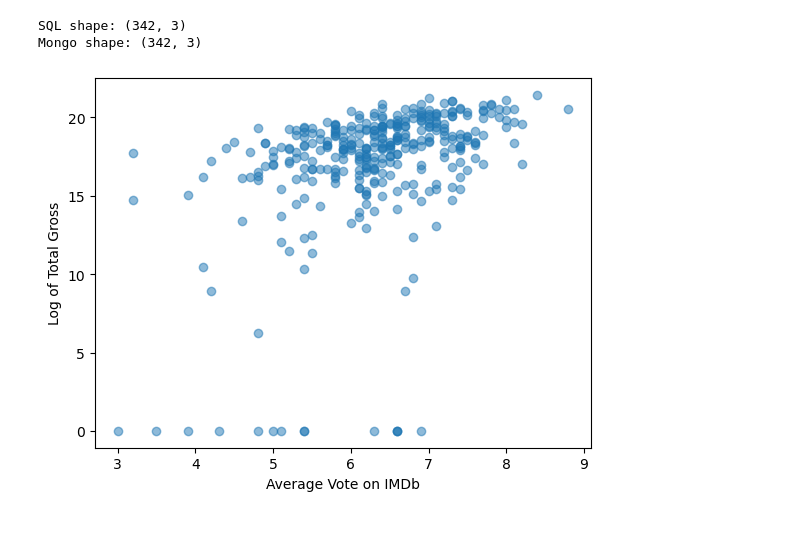
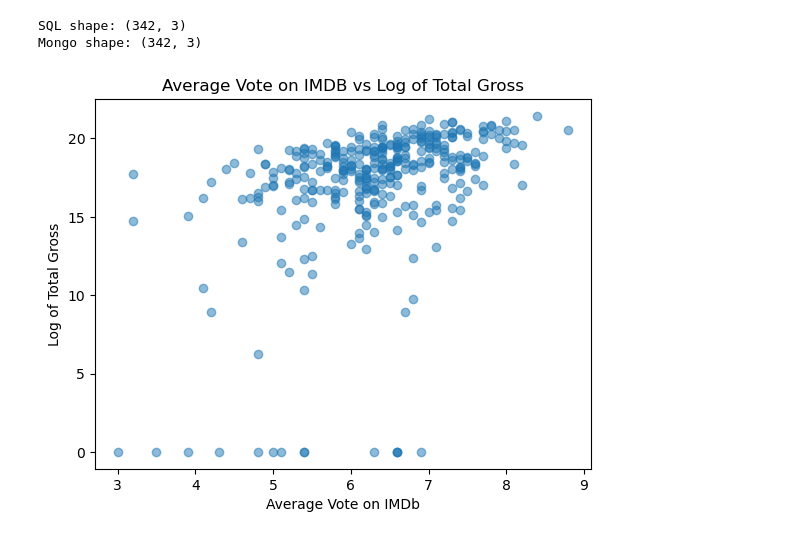
Before and after one commit to snowy17037/cpsc368_group-project, a Jupyter notebook: phase4_analysis.ipynb, the cells around one changed output. Saved outputs shown, nothing was run; the diff lists cells and outputs as text; code cells hidden in the pictures.

```diff
--- a/phase4_analysis.ipynb
+++ b/phase4_analysis.ipynb
@@ -5,8 +5,8 @@ import matplotlib.pyplot as plt
 import seaborn as sns
 
 # Connect to MongoDB
-CWL = "syano02"
-SNUM = "60553674"
+CWL = "..."
+SNUM = "..."
 
 connection_string = f"mongodb://{CWL}:a{SNUM}@localhost:27017/{CWL}"
 client = pymongo.MongoClient(connection_string, serverSelectionTimeoutMS=5000)
@@ -211,15 +211,16 @@ Mongo shape: (342, 3)
 # %%
 # Selecting the variables of the scatter plot
 avg_vote = mongo2_df[["avg_vote"]]
 total_gross= mongo2_df[["total_gross"]]
 
-# Plotting a scatter plot to visualize the relation between avg_vote and total_gross, variables chosen due to their higher correlation
+# Plotting a scatter plot to visualize the relation between avg_vote and total_gross, variables chosen due to their higher correlation (as found in phase 3)
 # Log of total_gross was chosen for a more readible visualization
 plt.scatter(avg_vote, np.log1p(total_gross), alpha=0.5)
+plt.title("Average Vote on IMDB vs Log of Total Gross")
 plt.ylabel("Log of Total Gross")
 plt.xlabel("Average Vote on IMDb")
 plt.show()
 # %% [output]
-[figure, old version]
+[figure, new version]
 # %%
 # For RQ3 viz
```
